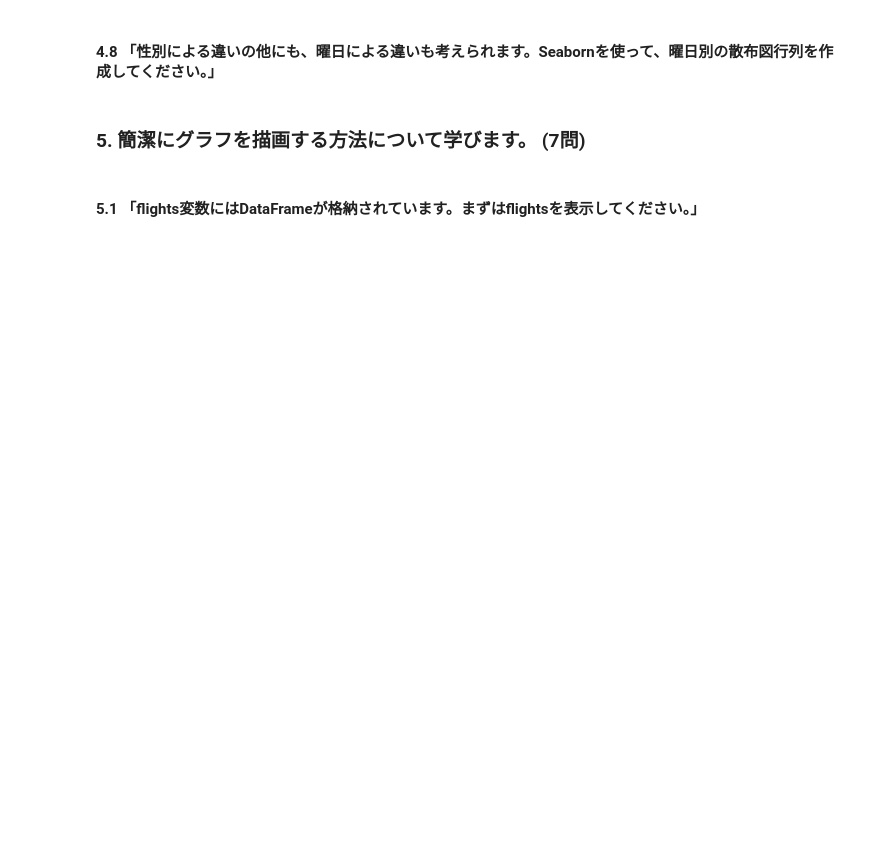
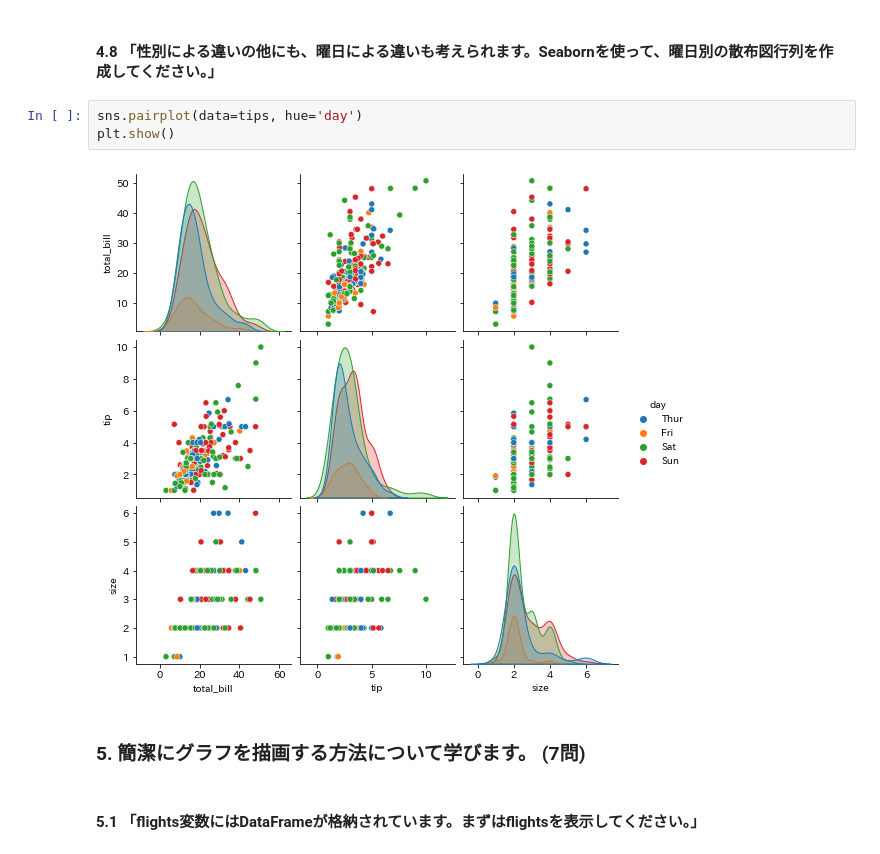
Before and after one commit to kaigitt/GoogleColab, a Jupyter notebook: matplotlib_editor_ipynb_のコピー.ipynb, the cells around one changed output. Cells and saved outputs as stored; diff of their text form; blank space fills up the shorter version.

```diff
--- a/matplotlib_editor_ipynb_のコピー.ipynb
+++ b/matplotlib_editor_ipynb_のコピー.ipynb
@@ -357,5 +382,10 @@ fig.show()
 # %% [markdown]
 #### 4.8 「性別による違いの他にも、曜日による違いも考えられます。Seabornを使って、曜日別の散布図行列を作成してください。」
+# %%
+sns.pairplot(data=tips, hue='day')
+plt.show()
+# %% [output]
+[figure, added]
 # %% [markdown]
 ### 5. 簡潔にグラフを描画する方法について学びます。 (7問)
 # %% [markdown]
```
Also changed, not shown: parts of 10 cells of this notebook.
